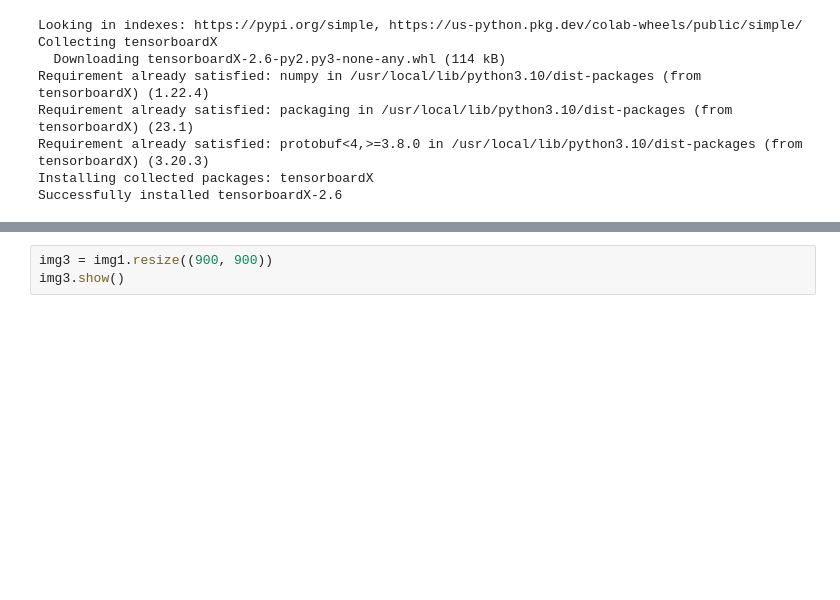
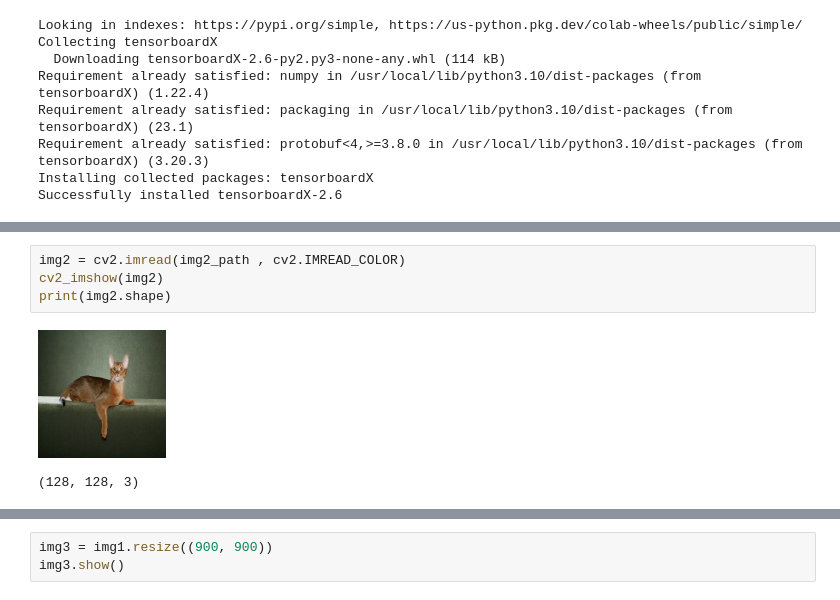
Before and after one commit to kmw4097/pokemon, a Jupyter notebook: super_resolution/super_resolution.ipynb, the cells around one changed output, grey strips where cells are left out. Drawn from its saved outputs; the diff is of its cells as text; blank space fills up the shorter version.

```diff
--- a/super_resolution/super_resolution.ipynb
+++ b/super_resolution/super_resolution.ipynb
@@ -40,0 +41,7 @@ print(img1.size)
+# %%
+img2 = cv2.imread(img2_path , cv2.IMREAD_COLOR)
+cv2_imshow(img2)
+print(img2.shape)
+# %% [output]
+[figure, added]
+(128, 128, 3)
```
Also changed, not shown: parts of 14 cells of this notebook, 2 other files.
